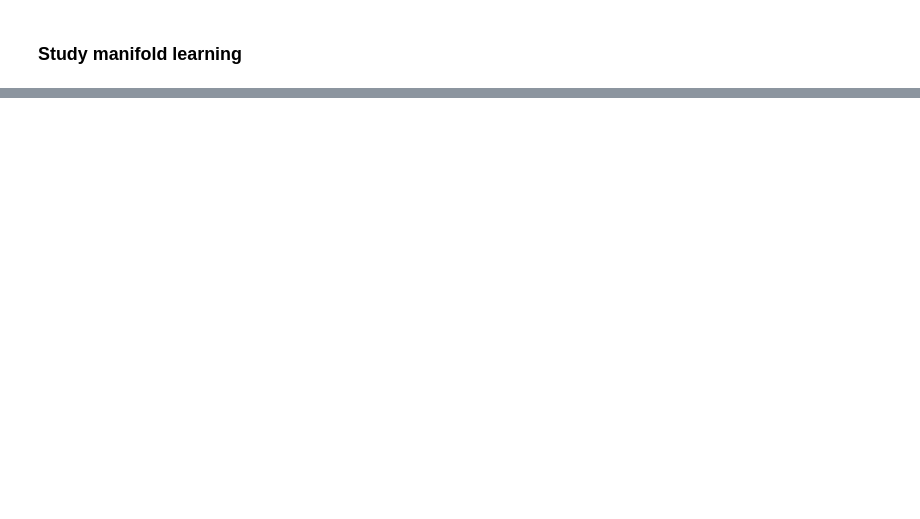
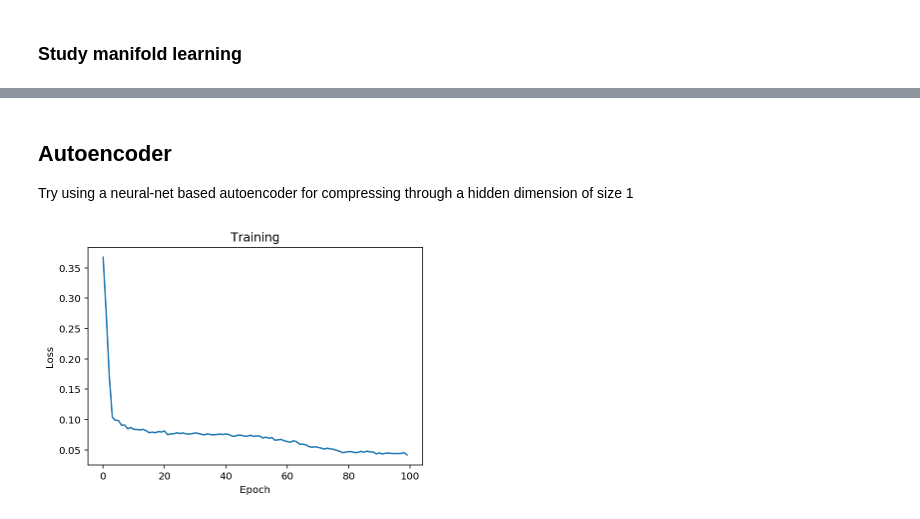
Before and after one commit to tpgillam/notebooks, a Jupyter notebook: manifold_fitting.ipynb, the cells around one changed output, grey strips where cells are left out. Cells and saved outputs as stored; diff of their text form; code cells hidden in the pictures; blank space fills up the shorter version.

```diff
--- a/manifold_fitting.ipynb
+++ b/manifold_fitting.ipynb
@@ -80,0 +100,43 @@ for i, model in enumerate(models):
+# %% [markdown]
+## Autoencoder
+Try using a neural-net based autoencoder for compressing through a hidden dimension of size 1
+# %%
+def train_autoencoder(X, n_layers=1, layer_size=100, epochs=100, dim_encoded=1, plot=True):
+    ''' Create and train an autoencoder model. Return the encoder and decoder parts separately '''
+    dim_original = X.shape[1]
+
+    encoder = Sequential()
+    for i in range(n_layers):
+        if i == 0:
+            encoder.add(Dense(layer_size, input_dim=dim_original))
+        else:
+            encoder.add(Dense(layer_size))
+        encoder.add(Activation('relu'))
+        encoder.add(Dropout(0.2))
+    encoder.add(Dense(dim_encoded))
+
+    decoder = Sequential()
+    for i in range(n_layers):
+        if i == 0:
+            decoder.add(Dense(layer_size, input_dim=dim_encoded))
+        else:
+            decoder.add(Dense(layer_size))
+        decoder.add(Activation('relu'))
+        decoder.add(Dropout(0.2))
+    decoder.add(Dense(dim_original))
+
+    autoencoder = Sequential([encoder, decoder])
+    autoencoder.compile('adam', 'mse')
+    history = autoencoder.fit(X, X, verbose=0, epochs=epochs)
+
+    if plot:
+        pyplot.title('Training')
+        pyplot.xlabel('Epoch')
+        pyplot.ylabel('Loss')
+        pyplot.plot(history.epoch, history.history['loss'])
+
+    return encoder, decoder, history
+
+encoder, decoder, history_1 = train_autoencoder(X)
+# %% [output]
+[figure, added]
```
Also changed, not shown: parts of 9 cells of this notebook.
